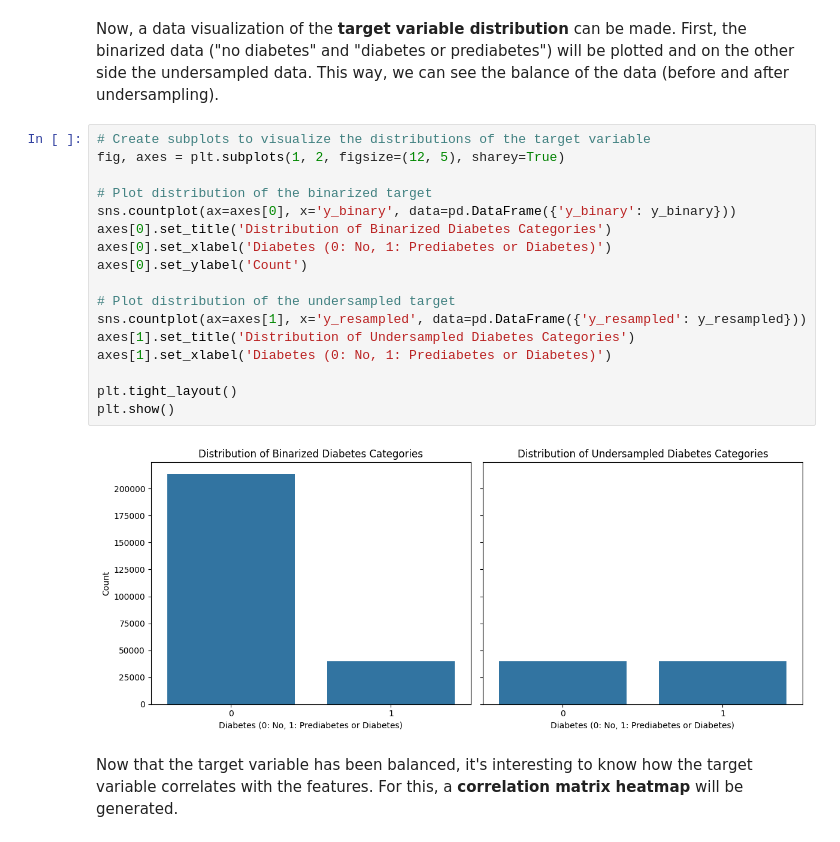
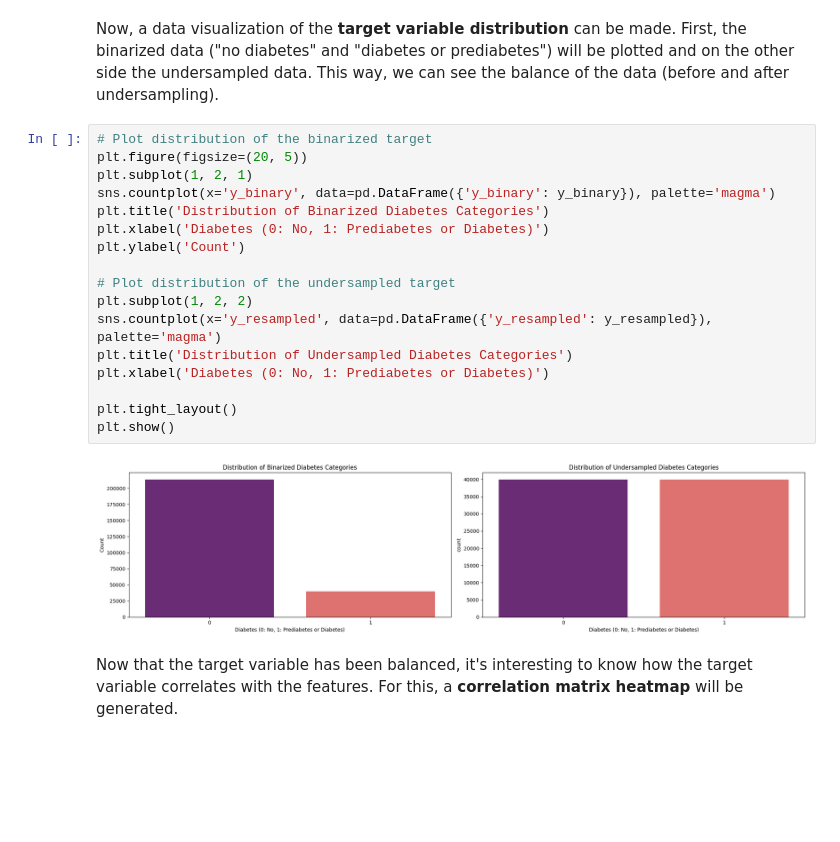
Before and after one commit to swimmingbrain/decoding-diabetes, a Jupyter notebook: project_files/decoding_diabetes_model.ipynb, the cells around one changed output. Saved outputs shown, nothing was run; the diff lists cells and outputs as text; blank space fills up the shorter version.

```diff
--- a/project_files/decoding_diabetes_model.ipynb
+++ b/project_files/decoding_diabetes_model.ipynb
@@ -90,24 +147,24 @@ X_resampled, y_resampled = rus.fit_resample(X, y_binary)
 # %% [markdown]
 Now, a data visualization of the **target variable distribution** can be made. First, the binarized data ("no diabetes" and "diabetes or prediabetes") will be plotted and on the other side the undersampled data. This way, we can see the balance of the data (before and after undersampling).
 # %%
-# Create subplots to visualize the distributions of the target variable
-fig, axes = plt.subplots(1, 2, figsize=(12, 5), sharey=True)
-
 # Plot distribution of the binarized target
-sns.countplot(ax=axes[0], x='y_binary', data=pd.DataFrame({'y_binary': y_binary}))
-axes[0].set_title('Distribution of Binarized Diabetes Categories')
-axes[0].set_xlabel('Diabetes (0: No, 1: Prediabetes or Diabetes)')
-axes[0].set_ylabel('Count')
+plt.figure(figsize=(20, 5))
+plt.subplot(1, 2, 1)
+sns.countplot(x='y_binary', data=pd.DataFrame({'y_binary': y_binary}), palette='magma')
+plt.title('Distribution of Binarized Diabetes Categories')
+plt.xlabel('Diabetes (0: No, 1: Prediabetes or Diabetes)')
+plt.ylabel('Count')
 
 # Plot distribution of the undersampled target
-sns.countplot(ax=axes[1], x='y_resampled', data=pd.DataFrame({'y_resampled': y_resampled}))
-axes[1].set_title('Distribution of Undersampled Diabetes Categories')
-axes[1].set_xlabel('Diabetes (0: No, 1: Prediabetes or Diabetes)')
+plt.subplot(1, 2, 2)
+sns.countplot(x='y_resampled', data=pd.DataFrame({'y_resampled': y_resampled}), palette='magma')
+plt.title('Distribution of Undersampled Diabetes Categories')
+plt.xlabel('Diabetes (0: No, 1: Prediabetes or Diabetes)')
 
 plt.tight_layout()
 plt.show()
 # %% [output]
-[figure, old version]
+[figure, new version]
 # %% [markdown]
 Now that the target variable has been balanced, it's interesting to know how the target variable correlates with the features. For this, a **correlation matrix heatmap** will be generated.
 # %%
```
Also changed, not shown: parts of 27 cells of this notebook, 3 other files.
